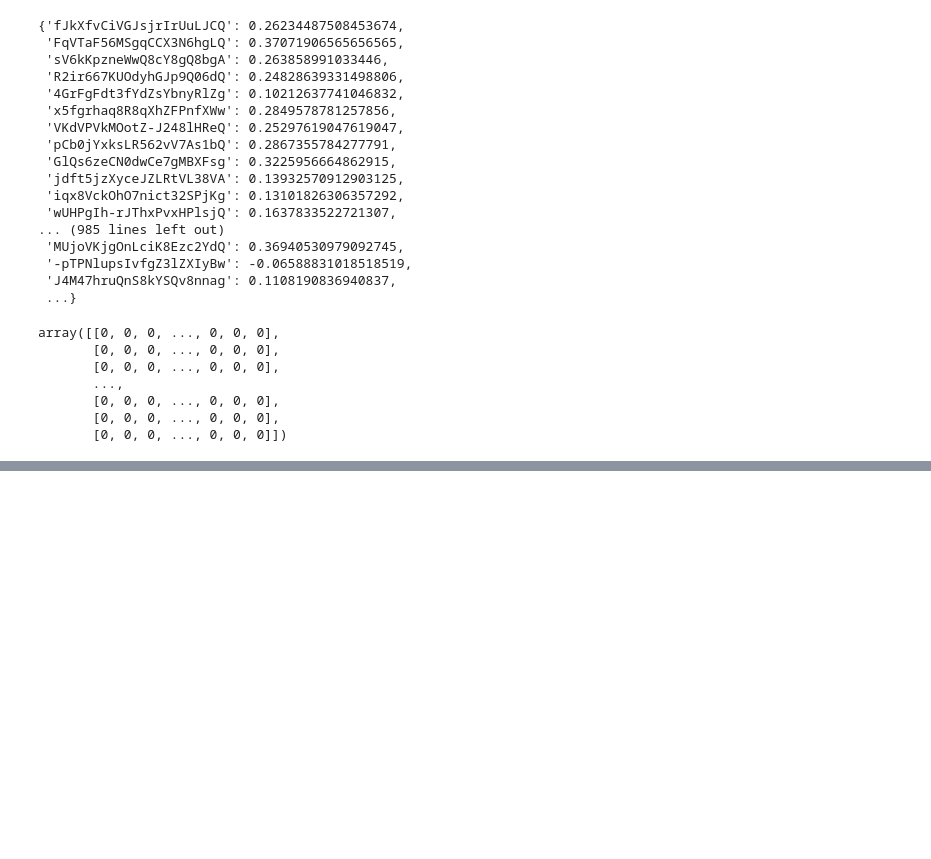
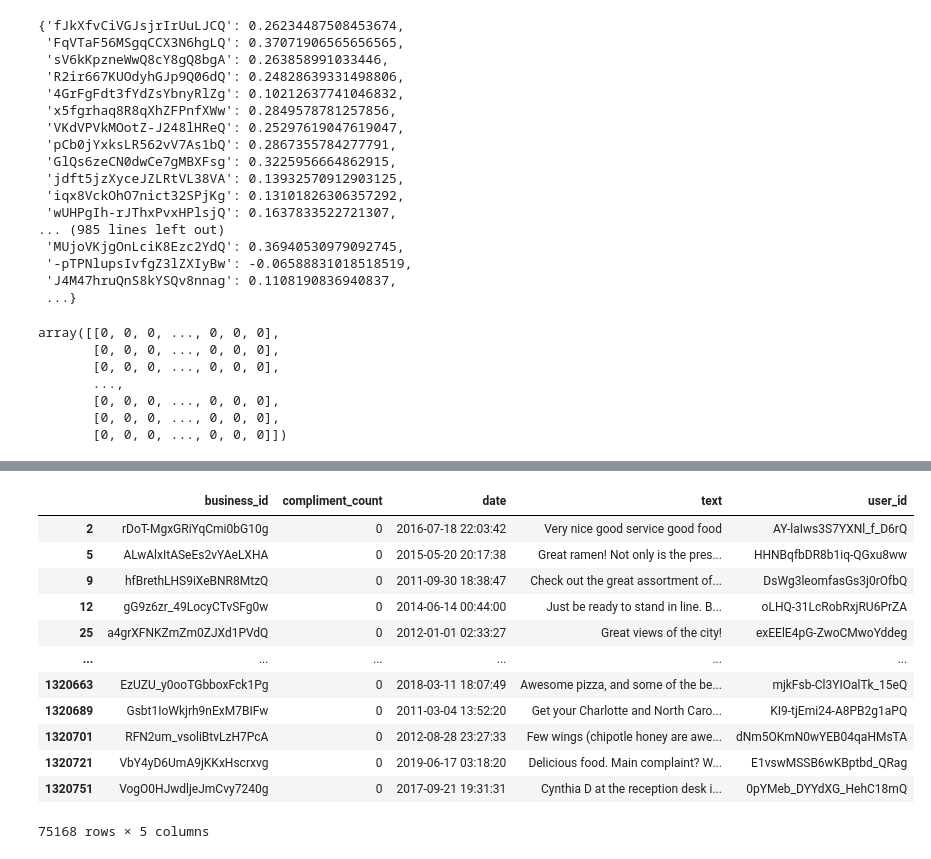
Before and after one commit to anooppanyam/ML4UVA-Business-Closures-1, a Jupyter notebook: MLProj.ipynb, the cells around one changed output, grey strips where cells are left out. Cells and saved outputs as stored; diff of their text form; code cells hidden in the pictures; blank space fills up the shorter version.

```diff
--- a/MLProj.ipynb
+++ b/MLProj.ipynb
@@ -154,0 +187,16 @@ from imblearn.over_sampling import SMOTE
+# %%
+pd.read_pickle(WDIR + 'dfs/tips.pkl')
+# %% [output]
+|  | business_id | compliment_count | date | text | user_id |
+| 2 | rDoT-MgxGRiYqCmi0bG10g | 0 | 2016-07-18 22:03:42 | Very nice good service good food | AY-laIws3S7YXNl_f_D6rQ |
+| 5 | ALwAlxItASeEs2vYAeLXHA | 0 | 2015-05-20 20:17:38 | Great ramen! Not only is the pres... | HHNBqfbDR8b1iq-QGxu8ww |
+| 9 | hfBrethLHS9iXeBNR8MtzQ | 0 | 2011-09-30 18:38:47 | Check out the great assortment of... | DsWg3leomfasGs3j0rOfbQ |
+| 12 | gG9z6zr_49LocyCTvSFg0w | 0 | 2014-06-14 00:44:00 | Just be ready to stand in line. B... | oLHQ-31LcRobRxjRU6PrZA |
+| 25 | a4grXFNKZmZm0ZJXd1PVdQ | 0 | 2012-01-01 02:33:27 | Great views of the city! | exEElE4pG-ZwoCMwoYddeg |
+| ... | ... | ... | ... | ... | ... |
+| 1320663 | EzUZU_y0ooTGbboxFck1Pg | 0 | 2018-03-11 18:07:49 | Awesome pizza, and some of the be... | mjkFsb-Cl3YIOalTk_15eQ |
+| 1320689 | Gsbt1IoWkjrh9nExM7BIFw | 0 | 2011-03-04 13:52:20 | Get your Charlotte and North Caro... | KI9-tjEmi24-A8PB2g1aPQ |
+| 1320701 | RFN2um_vsoliBtvLzH7PcA | 0 | 2012-08-28 23:27:33 | Few wings (chipotle honey are awe... | dNm5OKmN0wYEB04qaHMsTA |
+| 1320721 | VbY4yD6UmA9jKKxHscrxvg | 0 | 2019-06-17 03:18:20 | Delicious food. Main complaint? W... | E1vswMSSB6wKBptbd_QRag |
+| 1320751 | VogO0HJwdljeJmCvy7240g | 0 | 2017-09-21 19:31:31 | Cynthia D at the reception desk i... | 0pYMeb_DYYdXG_HehC18mQ |
+75168 rows × 5 columns
```
Also changed, not shown: parts of 11 cells of this notebook.
